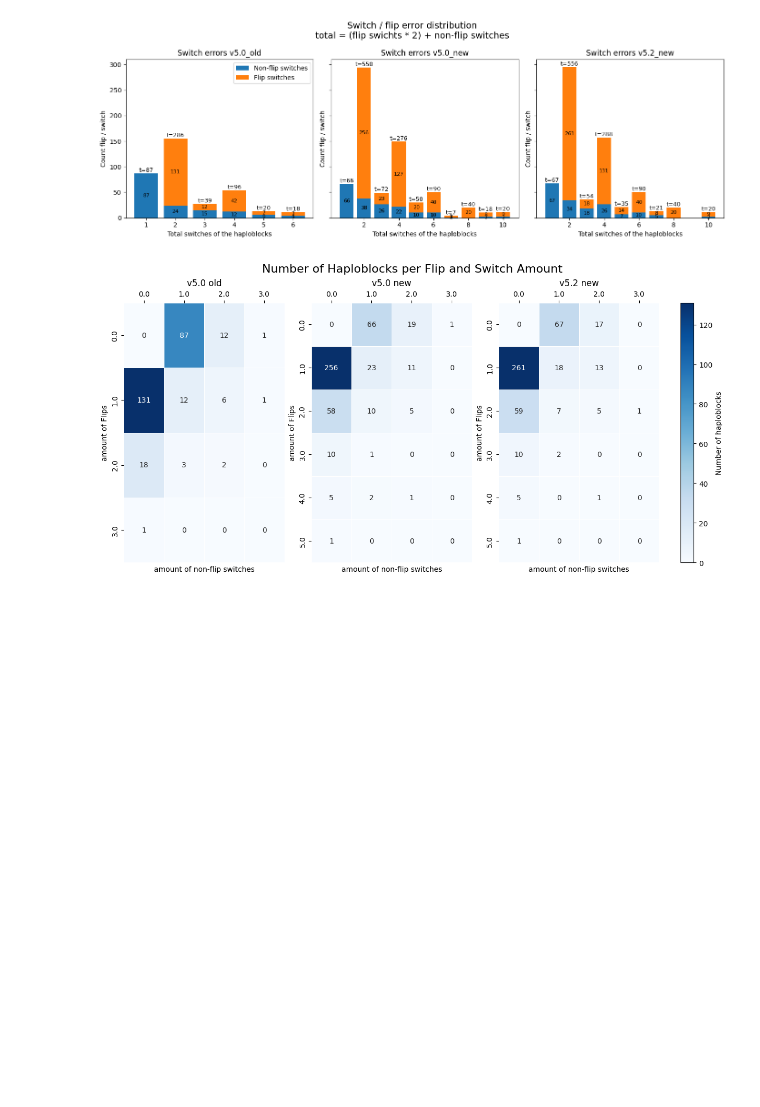
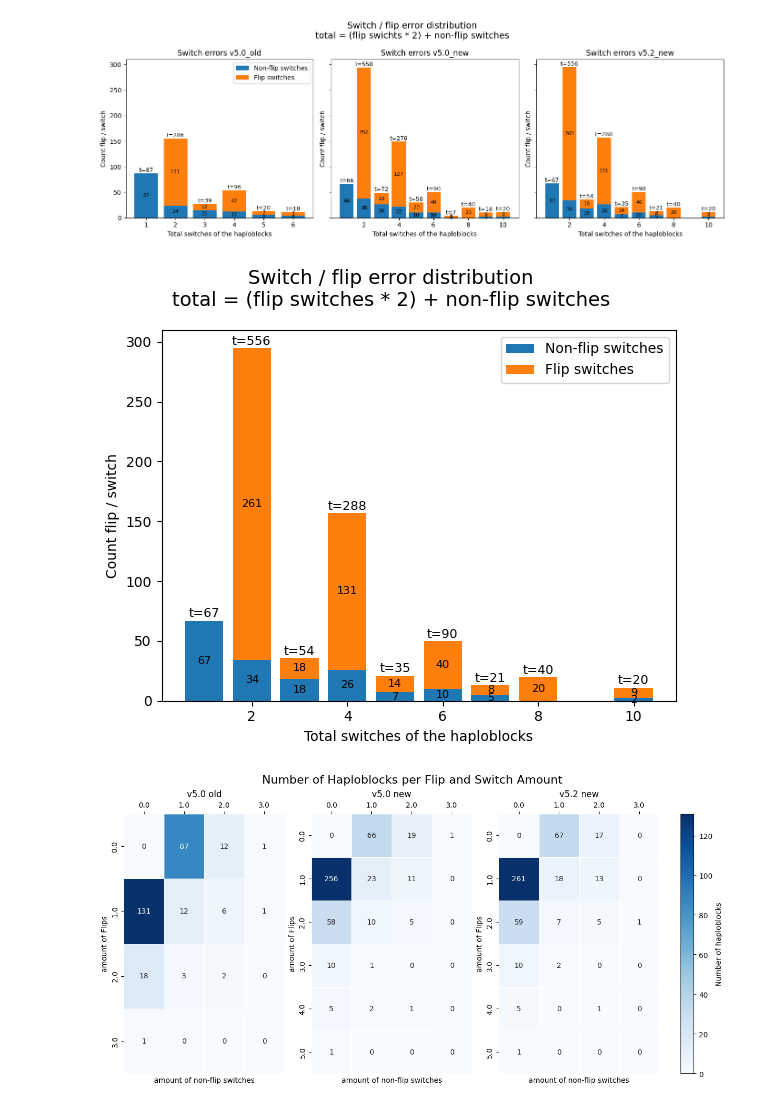
Before and after one commit to Gwenvdsluis/Non-targeted_NIPD_for_monogenic_disease_using_long-read_seq, a Jupyter notebook: VISUALISE_OMIM.ipynb, the cells around one changed output. Saved outputs shown, nothing was run; the diff lists cells and outputs as text; code cells hidden in the pictures; blank space fills up the shorter version.

```diff
--- a/VISUALISE_OMIM.ipynb
+++ b/VISUALISE_OMIM.ipynb
@@ -411,6 +540,78 @@ plt.tight_layout()
 plt.show()
 # %% [output]
 [figure]
+# %%
+def stacked_switch_plot(ax, df):
+    df = df.copy()
+
+    # Convert required columns to numeric
+    cols = ["all_switches", "flip_amount", "switch_amount"]
+    for c in cols:
+        df[c] = pd.to_numeric(df[c], errors="coerce")
+
+    # Filter valid rows
+    df = df.dropna(subset=cols)
+    df = df[df["all_switches"] >= 1]
+
+    df["total_switches"] = df["all_switches"]
+
+    # Aggregate per total switch count
+    grouped = (
+        df.groupby("total_switches")[["all_switches", "flip_amount", "switch_amount"]]
+        .sum()
+        .sort_index()
+    )
+    x = grouped.index
+    non_flip = grouped["switch_amount"]
+    flip = grouped["flip_amount"]
+
+    # Plot bars
+    ax.bar(x, non_flip, label="Non-flip switches")
+    ax.bar(x, flip, bottom=non_flip, label="Flip switches")
+
+    # ---- Add labels inside bars ----
+    for i, (nf, f) in enumerate(zip(non_flip, flip)):
+        if nf > 0:
+            ax.text(
+                x[i], nf / 2,
+                int(nf),
+                ha="center", va="center", fontsize=8
+            )
+        if f > 0:
+            ax.text(
+                x[i], nf + f / 2,
+                int(f),
+                ha="center", va="center", fontsize=8
+            )
+    for i, (tot, nf, f) in enumerate(zip(grouped["all_switches"], non_flip, flip)):
+        ax.text(x[i],
+            nf + f +0.1, #+ 0.2 * int(tot),  # small offset
+            "t="+str(int(tot)),  # this equals all_switches
+            ha="center",
+            va="bottom",
+            fontsize=9)
+
+    ax.set_xlabel("Total switches of the haploblocks")
+    ax.set_ylabel("Count flip / switch")
+
+fig, ax = plt.subplots(figsize=(6, 5))
+
+stacked_switch_plot(
+    ax,
+    v5_2_new
+)
+
+fig.suptitle(
+    "Switch / flip error distribution\n"
+    "total = (flip switches * 2) + non-flip switches",
+    fontsize=14
+)
+
+ax.legend()
+plt.tight_layout()
+plt.show()
+# %% [output]
+[figure, added]
 # %%
 import pandas as pd
 import matplotlib.pyplot as plt
```
Also changed, not shown: parts of 10 cells of this notebook, 11 other files.
